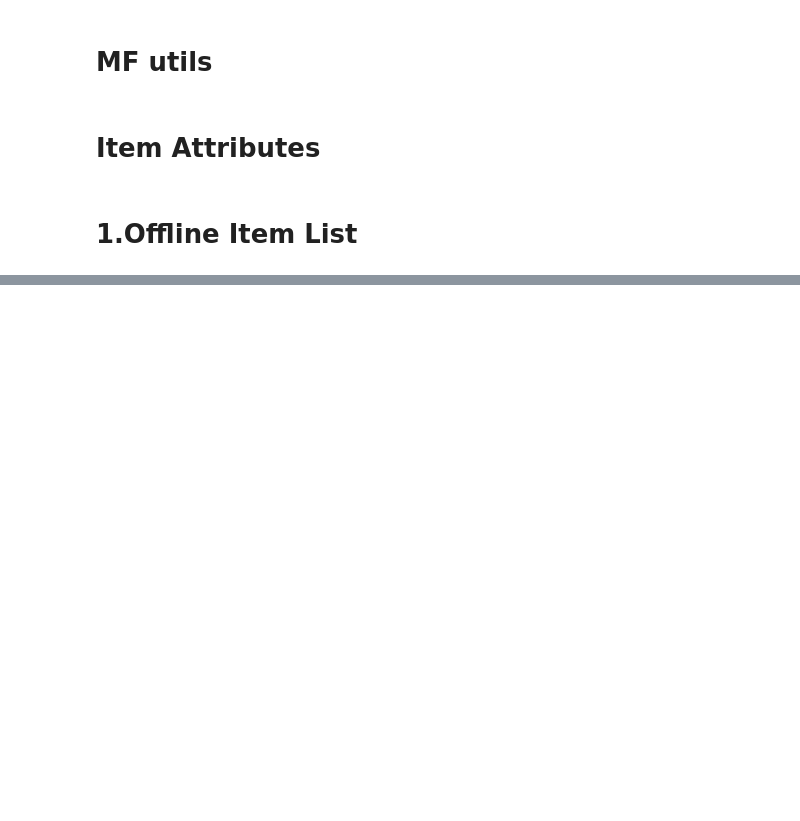
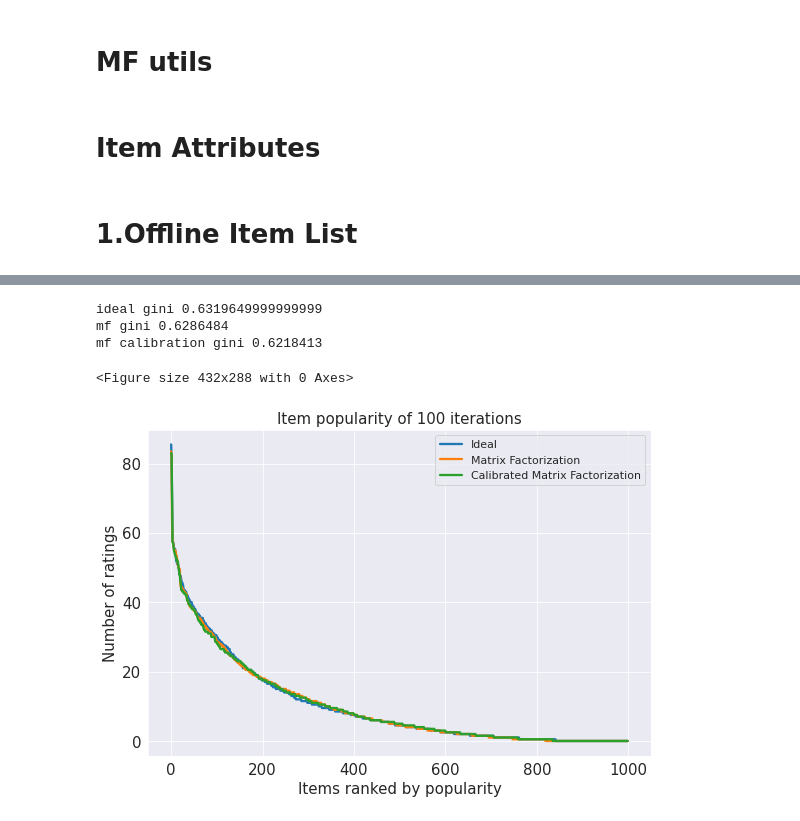
Before and after one commit to r09944035vsfu1/team12_recommendation, a Jupyter notebook: Simulation.ipynb, the cells around one changed output, grey strips where cells are left out. Saved outputs shown, nothing was run; the diff lists cells and outputs as text; code cells hidden in the pictures; blank space fills up the shorter version.

```diff
--- a/Simulation.ipynb
+++ b/Simulation.ipynb
@@ -419,0 +342,50 @@ Image(filename='simulation_result/online_099.png')
+# %%
+def plot_rating_popularity(popularity_list):
+    def compute_gini(x, w=None):
+        x = np.asarray(x)
+        if w is not None:
+            w = np.asarray(w)
+            sorted_indices = np.argsort(x)
+            sorted_x = x[sorted_indices]
+            sorted_w = w[sorted_indices]
+            cumw = np.cumsum(sorted_w, dtype=float)
+            cumxw = np.cumsum(sorted_x * sorted_w, dtype=float)
+            return (np.sum(cumxw[1:] * cumw[:-1] - cumxw[:-1] * cumw[1:]) /
+                    (cumxw[-1] * cumw[-1]))
+        else:
+            sorted_x = np.sort(x)
+            n = len(x)
+            cumx = np.cumsum(sorted_x, dtype=float)
+            return (n + 1 - 2 * np.sum(cumx) / cumx[-1]) / n
+    ideal_popularity = np.mean(np.array(popularity_list["ideal"]),axis=0)
+    mf_popularity = np.mean(np.array(popularity_list["mf"]),axis=0)
+    mf_calibration_popularity = np.mean(np.array(popularity_list["mf_calibration"]),axis=0)
+
+    sort_ideal_popularity = np.sort(ideal_popularity)[::-1]
+    sort_mf_popularity = np.sort(mf_popularity)[::-1]
+    sort_mf_calibration_popularity = np.sort(mf_calibration_popularity)[::-1]
+
+    plt.clf()
+    plt.figure(figsize=(6*1.5,4*1.5))
+    plt.plot(range(sort_ideal_popularity.shape[0]),sort_ideal_popularity,label="Ideal",linewidth=2.3)
+    plt.plot(range(sort_mf_popularity.shape[0]),sort_mf_popularity,label="Matrix Factorization",linewidth=2.3)
+    plt.plot(range(sort_mf_calibration_popularity.shape[0]),sort_mf_calibration_popularity,label="Calibrated Matrix Factorization",linewidth=2.3)
+
+    plt.xticks(fontsize=15)
+    plt.yticks(fontsize=15)
+    plt.legend(prop={'size': 11})
+    plt.title(r'Item popularity of 100 iterations',fontsize=15)
+    plt.xlabel('Items ranked by popularity',fontsize=15)
+    plt.ylabel('Number of ratings',fontsize=15)
+    print("ideal gini",compute_gini(sort_ideal_popularity))
+    print("mf gini",compute_gini(sort_mf_popularity))
+    print("mf calibration gini",compute_gini(sort_mf_calibration_popularity))
+    plt.show()
+# %%
+plot_rating_popularity(popularity_list)
+# %% [output]
+ideal gini 0.6319649999999999
+mf gini 0.6286484
+mf calibration gini 0.6218413
+<Figure size 432x288 with 0 Axes>
+[figure, added]
```
Also changed, not shown: parts of 24 cells of this notebook, 1 other file.
